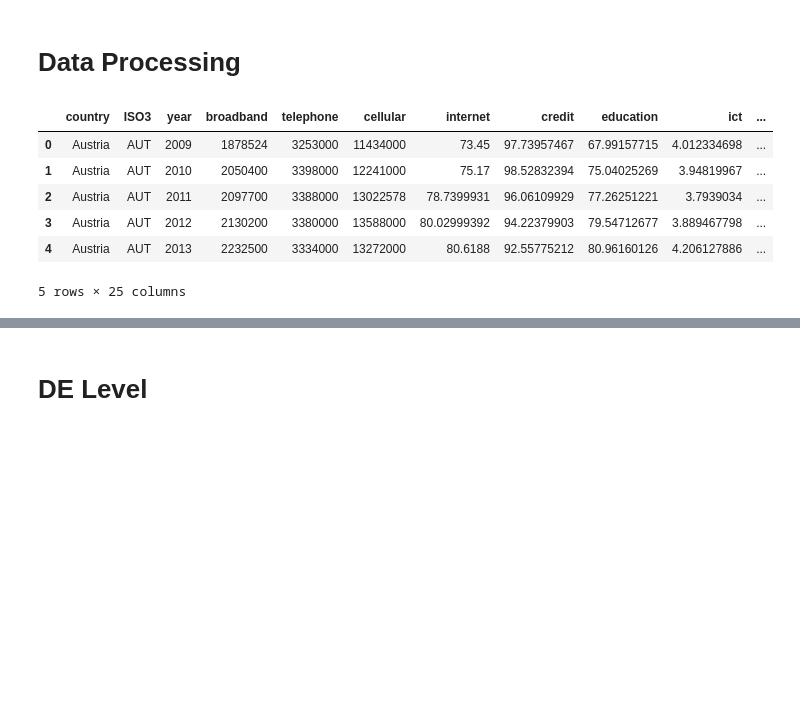
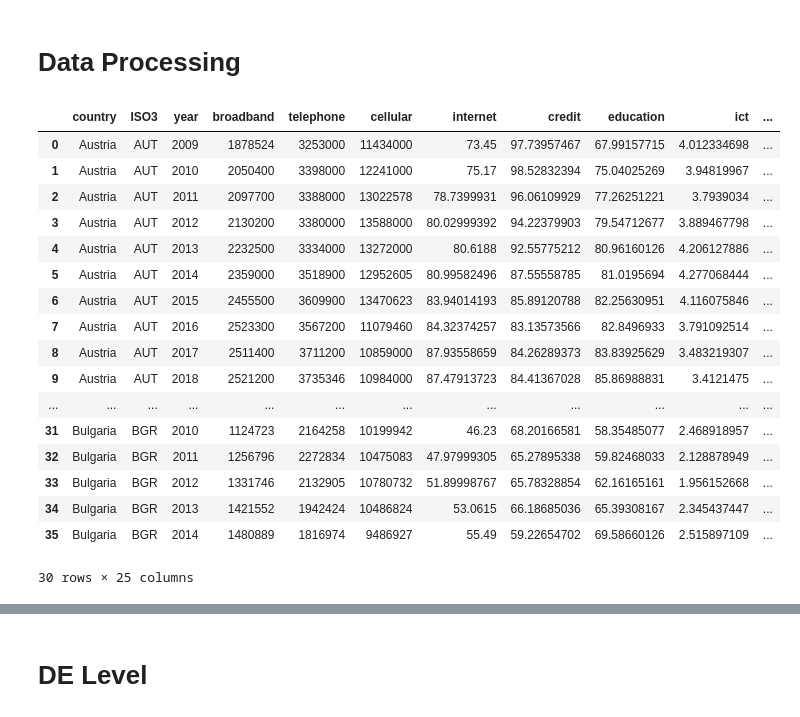
Before and after one commit to HumphreyHZ/CASA0004, a Jupyter notebook: Code.ipynb, the cells around one changed output, grey strips where cells are left out. Drawn from its saved outputs; the diff is of its cells as text; code cells hidden in the pictures; blank space fills up the shorter version.

```diff
--- a/Code.ipynb
+++ b/Code.ipynb
@@ -27,21 +32,32 @@ from scipy import stats
 # %%
 data = pd.read_csv('data.csv')
 # Replace '..' with NaN
 data.replace('..', np.nan, inplace=True)
 
 # Drop rows with any NaN values
 data.dropna(inplace=True)
 
 # Display the first few rows of the cleaned data
-data.head()
+data.head(30)
 # %% [output]
 |  | country | ISO3 | year | broadband | telephone | cellular | internet | credit | education | ict | ... |
 | 0 | Austria | AUT | 2009 | 1878524 | 3253000 | 11434000 | 73.45 | 97.73957467 | 67.99157715 | 4.012334698 | ... |
 | 1 | Austria | AUT | 2010 | 2050400 | 3398000 | 12241000 | 75.17 | 98.52832394 | 75.04025269 | 3.94819967 | ... |
 | 2 | Austria | AUT | 2011 | 2097700 | 3388000 | 13022578 | 78.7399931 | 96.06109929 | 77.26251221 | 3.7939034 | ... |
 | 3 | Austria | AUT | 2012 | 2130200 | 3380000 | 13588000 | 80.02999392 | 94.22379903 | 79.54712677 | 3.889467798 | ... |
 | 4 | Austria | AUT | 2013 | 2232500 | 3334000 | 13272000 | 80.6188 | 92.55775212 | 80.96160126 | 4.206127886 | ... |
+| 5 | Austria | AUT | 2014 | 2359000 | 3518900 | 12952605 | 80.99582496 | 87.55558785 | 81.0195694 | 4.277068444 | ... |
+| 6 | Austria | AUT | 2015 | 2455500 | 3609900 | 13470623 | 83.94014193 | 85.89120788 | 82.25630951 | 4.116075846 | ... |
+| 7 | Austria | AUT | 2016 | 2523300 | 3567200 | 11079460 | 84.32374257 | 83.13573566 | 82.8496933 | 3.791092514 | ... |
+| 8 | Austria | AUT | 2017 | 2511400 | 3711200 | 10859000 | 87.93558659 | 84.26289373 | 83.83925629 | 3.483219307 | ... |
+| 9 | Austria | AUT | 2018 | 2521200 | 3735346 | 10984000 | 87.47913723 | 84.41367028 | 85.86988831 | 3.4121475 | ... |
+| ... | ... | ... | ... | ... | ... | ... | ... | ... | ... | ... | ... |
+| 31 | Bulgaria | BGR | 2010 | 1124723 | 2164258 | 10199942 | 46.23 | 68.20166581 | 58.35485077 | 2.468918957 | ... |
+| 32 | Bulgaria | BGR | 2011 | 1256796 | 2272834 | 10475083 | 47.97999305 | 65.27895338 | 59.82468033 | 2.128878949 | ... |
+| 33 | Bulgaria | BGR | 2012 | 1331746 | 2132905 | 10780732 | 51.89998767 | 65.78328854 | 62.16165161 | 1.956152668 | ... |
+| 34 | Bulgaria | BGR | 2013 | 1421552 | 1942424 | 10486824 | 53.0615 | 66.18685036 | 65.39308167 | 2.345437447 | ... |
+| 35 | Bulgaria | BGR | 2014 | 1480889 | 1816974 | 9486927 | 55.49 | 59.22654702 | 69.58660126 | 2.515897109 | ... |
-5 rows × 25 columns
+30 rows × 25 columns
 # %%
 data.info()
 # %% [output]
```
Also changed, not shown: parts of 34 cells of this notebook.
